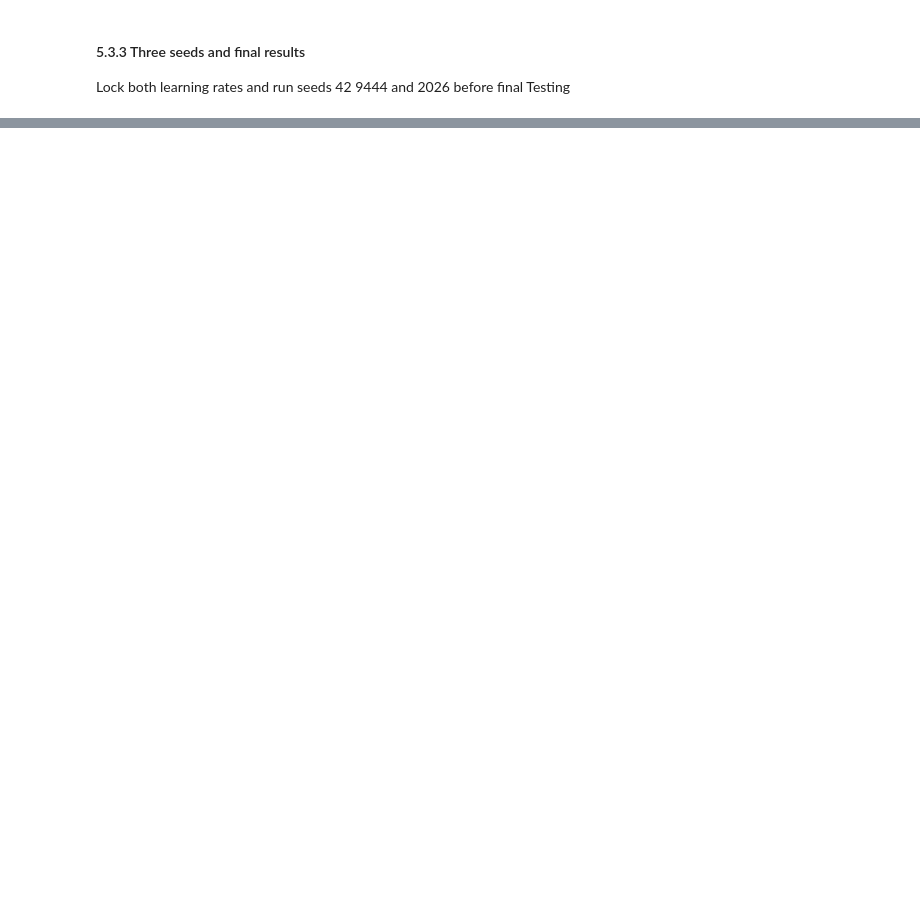
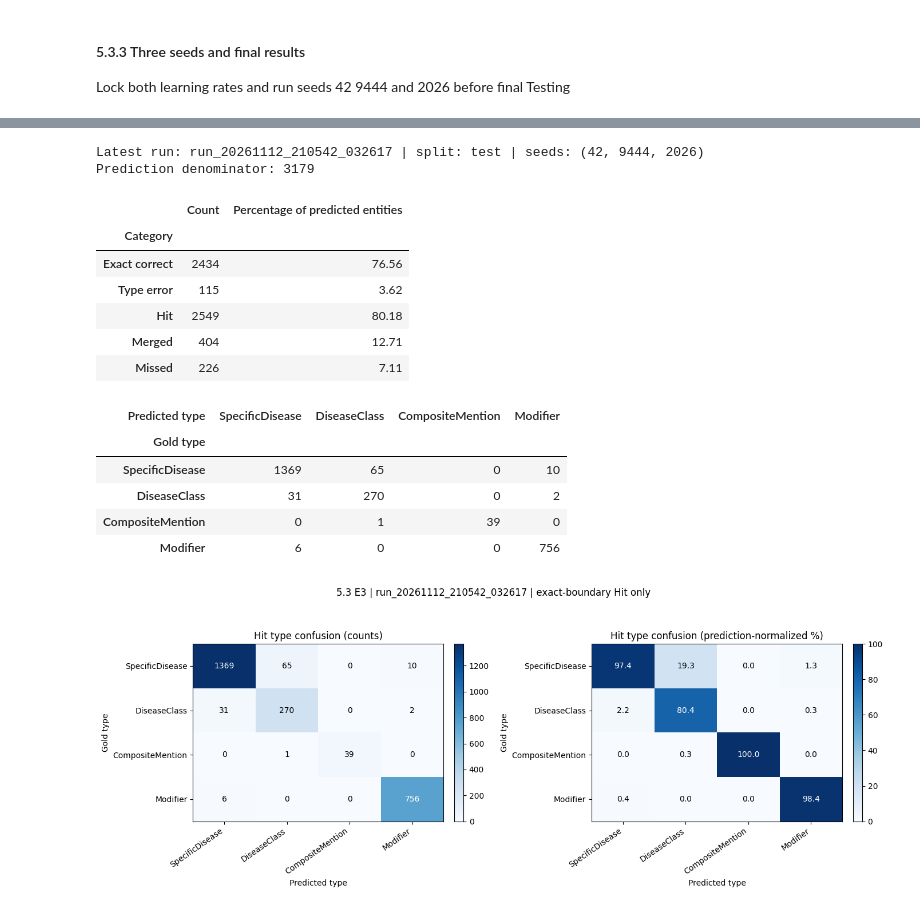
Before and after one commit to Edric-D/MedNLP_Research, a Jupyter notebook: MedNLP_research.ipynb, the cells around one changed output, grey strips where cells are left out. Drawn from its saved outputs; the diff is of its cells as text; code cells hidden in the pictures; blank space fills up the shorter version.

```diff
--- a/MedNLP_research.ipynb
+++ b/MedNLP_research.ipynb
@@ -4165,0 +4414,25 @@ Epoch 21/30 | loss=0.0023 | Val F1=80.79% | best=81.37% | train=13.1s | val=0.5s
+# %%
+# Read the newest saved E3 Test predictions and evaluate them with Chapter 4.
+# Run this only after 5.3.3 has produced all three seed prediction files.
+E3_PREDICTION_ANALYSIS = evaluate_latest_prediction_run(
+    'results/completed/5. fine-tune/5.3 E3',
+    split='test',
+    seeds=(42, 9444, 2026),
+)
+# %% [output]
+Latest run: run_20261112_210542_032617 | split: test | seeds: (42, 9444, 2026)
+Prediction denominator: 3179
+|  | Count | Percentage of predicted entities |
+| Category |  |  |
+| Exact correct | 2434 | 76.56 |
+| Type error | 115 | 3.62 |
+| Hit | 2549 | 80.18 |
+| Merged | 404 | 12.71 |
+| Missed | 226 | 7.11 |
+| Predicted type | SpecificDisease | DiseaseClass | CompositeMention | Modifier |
+| Gold type |  |  |  |  |
+| SpecificDisease | 1369 | 65 | 0 | 10 |
+| DiseaseClass | 31 | 270 | 0 | 2 |
+| CompositeMention | 0 | 1 | 39 | 0 |
+| Modifier | 6 | 0 | 0 | 756 |
+[figure, added]
```
Also changed, not shown: parts of 14 cells of this notebook.
